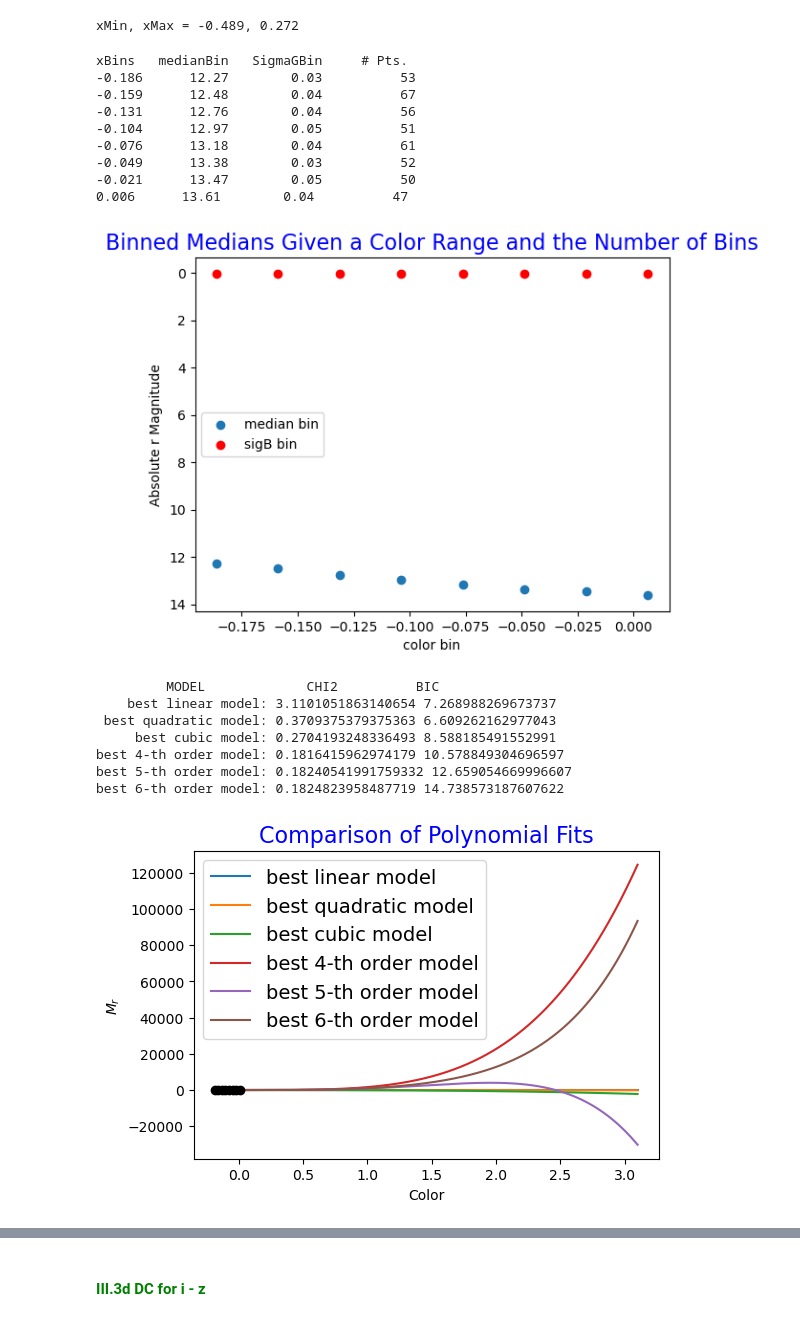
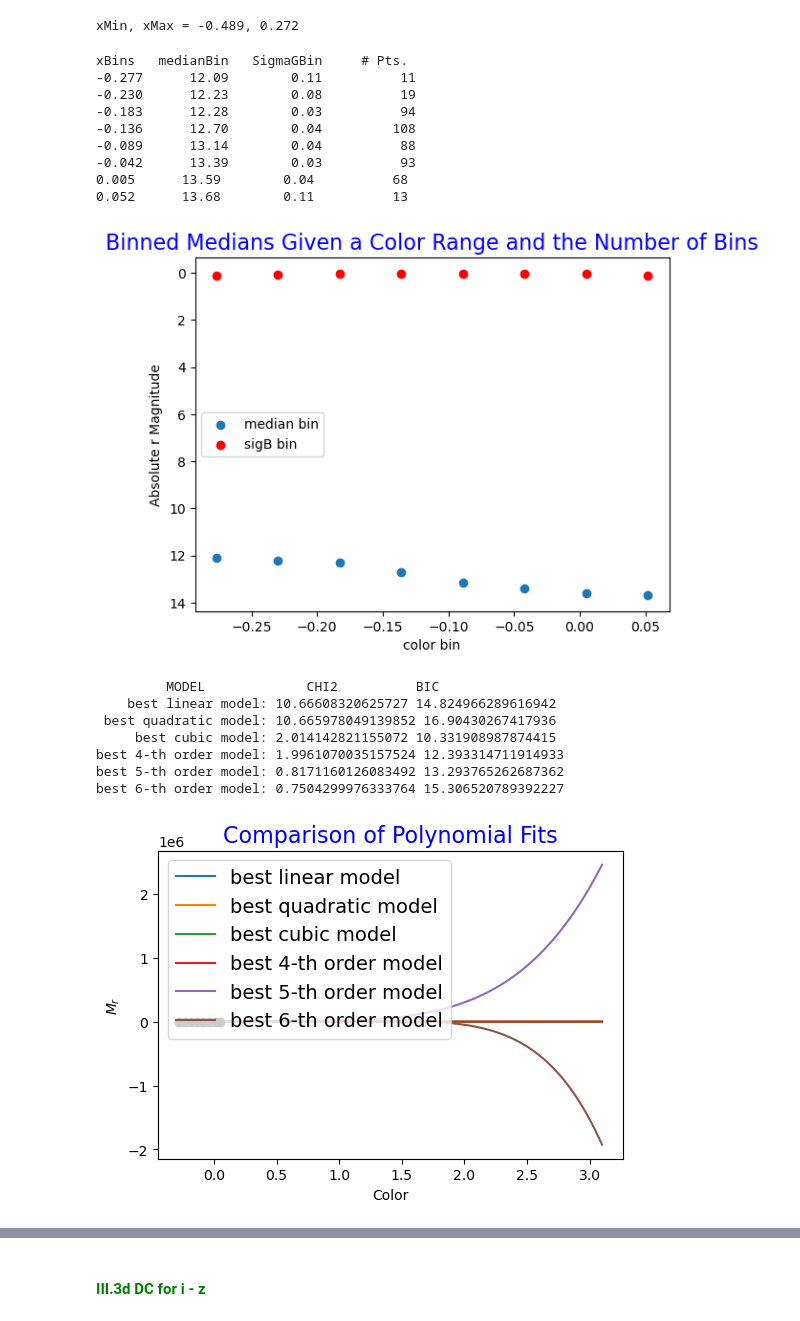
Before and after one commit to bobabel/White-Dwarfs, a Jupyter notebook: model_WDs.ipynb, the cells around one changed output, grey strips where cells are left out. Cells and saved outputs as stored; diff of their text form; code cells hidden in the pictures.

```diff
--- a/model_WDs.ipynb
+++ b/model_WDs.ipynb
@@ -1099,28 +1129,28 @@ xMin, xMax = -0.489, 0.272
 # %%
 nBins = 8
 xBin, medianBin, sigGbin = optimizeDist(df_DC['ri'], df_DC['r_MagAbs'],
-                                        xMin=-0.2, xMax=0.02, nBins=nBins)
+                                        xMin=-0.3, xMax=0.075, nBins=nBins)
 # %% [output]
 xBins   medianBin   SigmaGBin     # Pts.
--0.186      12.27        0.03          53
--0.159      12.48        0.04          67
--0.131      12.76        0.04          56
--0.104      12.97        0.05          51
--0.076      13.18        0.04          61
--0.049      13.38        0.03          52
--0.021      13.47        0.05          50
-0.006      13.61        0.04          47
+-0.277      12.09        0.11          11
+-0.230      12.23        0.08          19
+-0.183      12.28        0.03          94
+-0.136      12.70        0.04         108
+-0.089      13.14        0.04          88
+-0.042      13.39        0.03          93
+0.005      13.59        0.04          68
+0.052      13.68        0.11          13
-[figure, old version]
+[figure, new version]
 # %%
 x, sigma_y, theta1, theta2, theta3, theta4, theta5, theta6 = bestFitPlot(xBin, medianBin)
 calcBestFit(xBin, medianBin, nBins, sigma_y, theta1, theta2, theta3, theta4, theta5, theta6)
 # %% [output]
          MODEL             CHI2          BIC
-    best linear model: 3.1101051863140654 7.268988269673737
- best quadratic model: 0.3709375379375363 6.609262162977043
-     best cubic model: 0.2704193248336493 8.588185491552991
-best 4-th order model: 0.1816415962974179 10.578849304696597
-best 5-th order model: 0.18240541991759332 12.659054669996607
-best 6-th order model: 0.1824823958487719 14.738573187607622
+    best linear model: 10.66608320625727 14.824966289616942
+ best quadratic model: 10.665978049139852 16.90430267417936
+     best cubic model: 2.014142821155072 10.331908987874415
+best 4-th order model: 1.9961070035157524 12.393314711914933
+best 5-th order model: 0.8171160126083492 13.293765262687362
+best 6-th order model: 0.7504299976333764 15.306520789392227
-[figure, old version]
+[figure, new version]
 # %%
```
Also changed, not shown: parts of 12 cells of this notebook, 4 other files.
